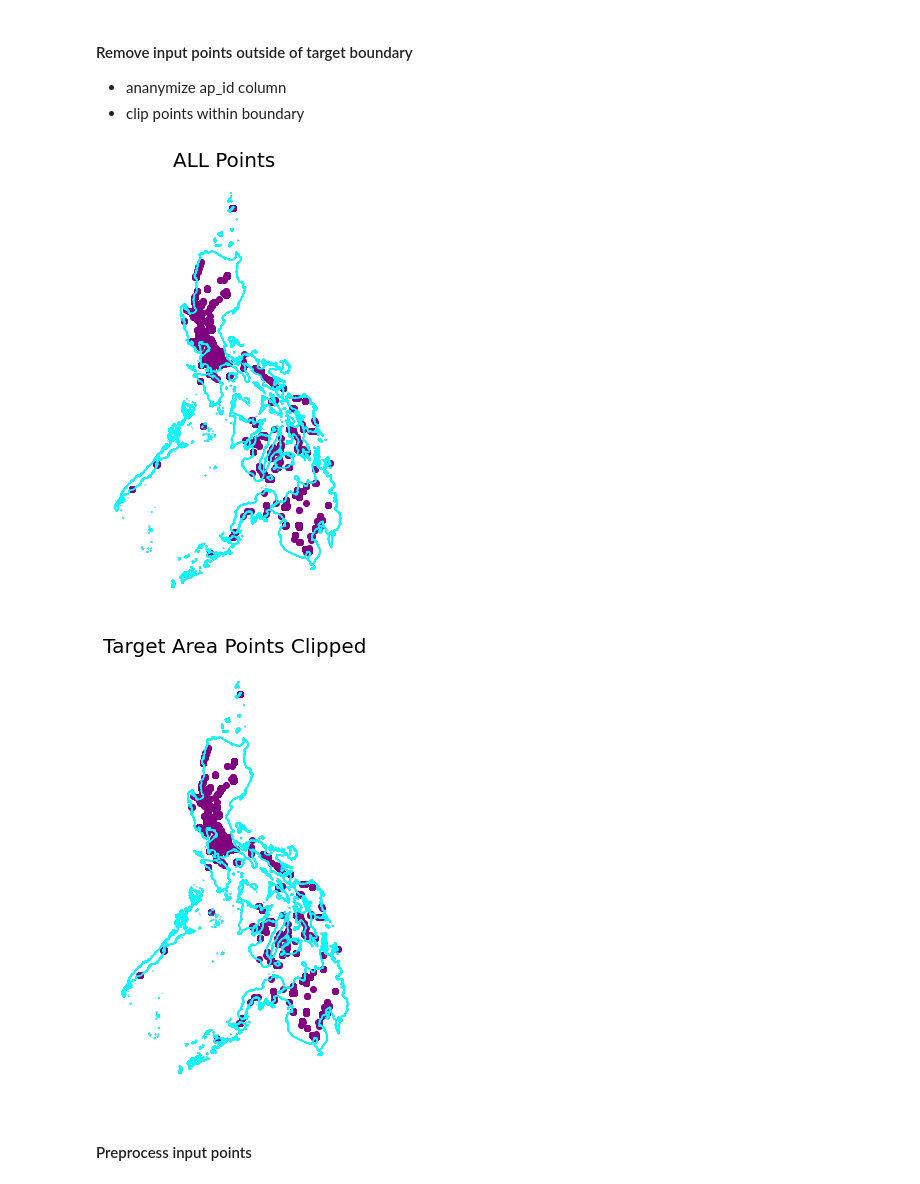
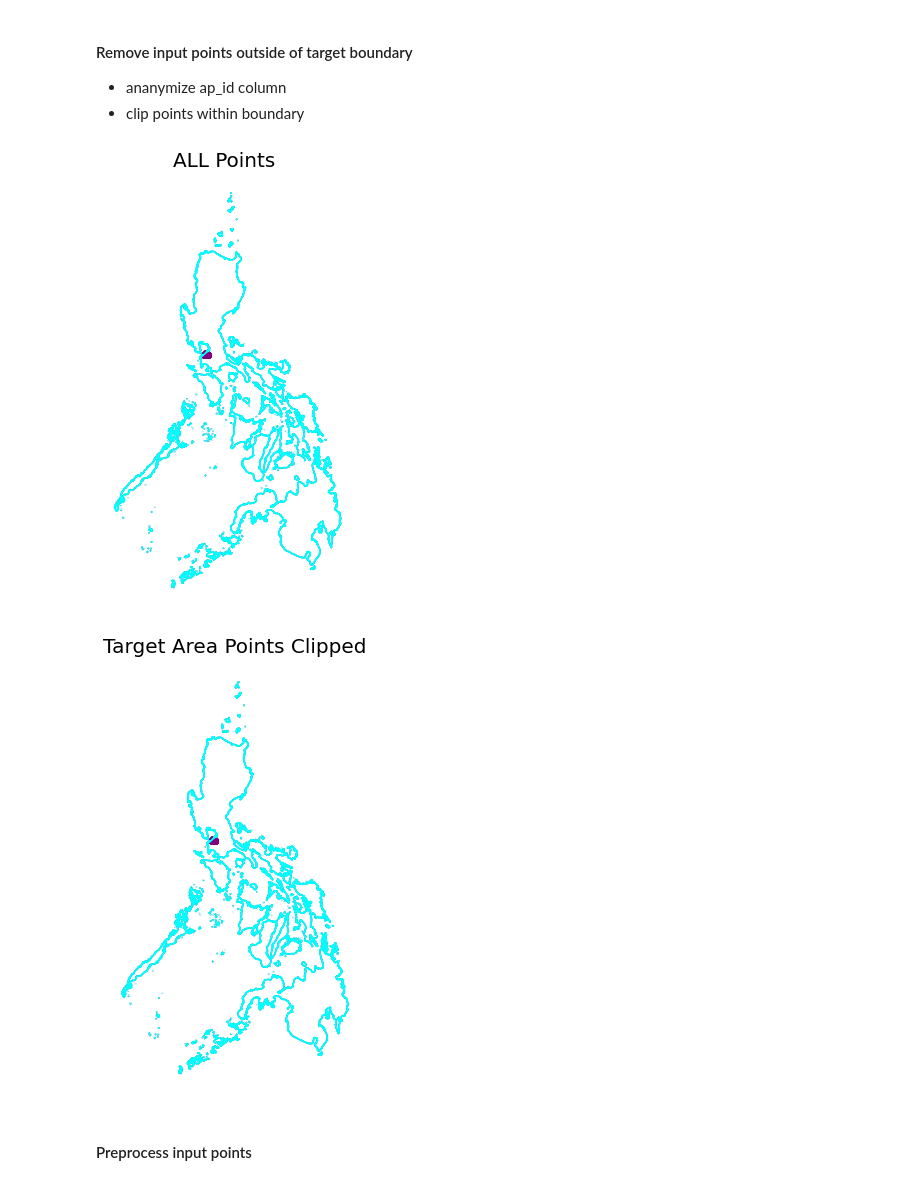
Before and after one commit to bidur/map_match_gps_data, a Jupyter notebook: gpsProbeMatching.ipynb, the cells around one changed output. Drawn from its saved outputs; the diff is of its cells as text; code cells hidden in the pictures.

Commit message:
multithreaded option examined for randomly generated PHL data

```diff
--- a/gpsProbeMatching.ipynb
+++ b/gpsProbeMatching.ipynb
@@ -24,15 +24,15 @@ Cleaning dirs: input/ and output/
 - ananymize ap_id column
 - clip points within boundary
 # %%
-#gps_csv = '/home/bidur/0_a_map_match_gps_data/raw_data/PHL_20000.csv'#'/home/bidur/map_match_gps_data/raw_data/3368.csv'
-gps_csv = '/home/bidur/0_a_map_match_gps_data/raw_data/PHL_10000.csv'
-#gps_csv = '/home/bidur/0_a_map_match_gps_data/raw_data/PHL_20190703_anonymized.csv'
-#gps_csv = 'raw_data/3368.csv'
+#gps_csv = 'raw_data/PHL_20000.csv'
+#gps_csv = 'raw_data/PHL_10000.csv'
+#gps_csv = 'raw_data/PHL_20190703_anonymized.csv'
+gps_csv = 'raw_data/PHL_test_data.csv'
 gdf_probe_clipped, gdf_target = get_points_within_target_region (gps_csv, anonymize=True, display_plot = True)
 #gdf_probe_clipped.head()
 # %% [output]
-[figure, old version]
+[figure, new version]
-[figure, old version]
+[figure, new version]
 # %% [markdown]
 #### Preprocess input points
 # %%
```
Also changed, not shown: parts of 4 cells of this notebook, 11 other files.
